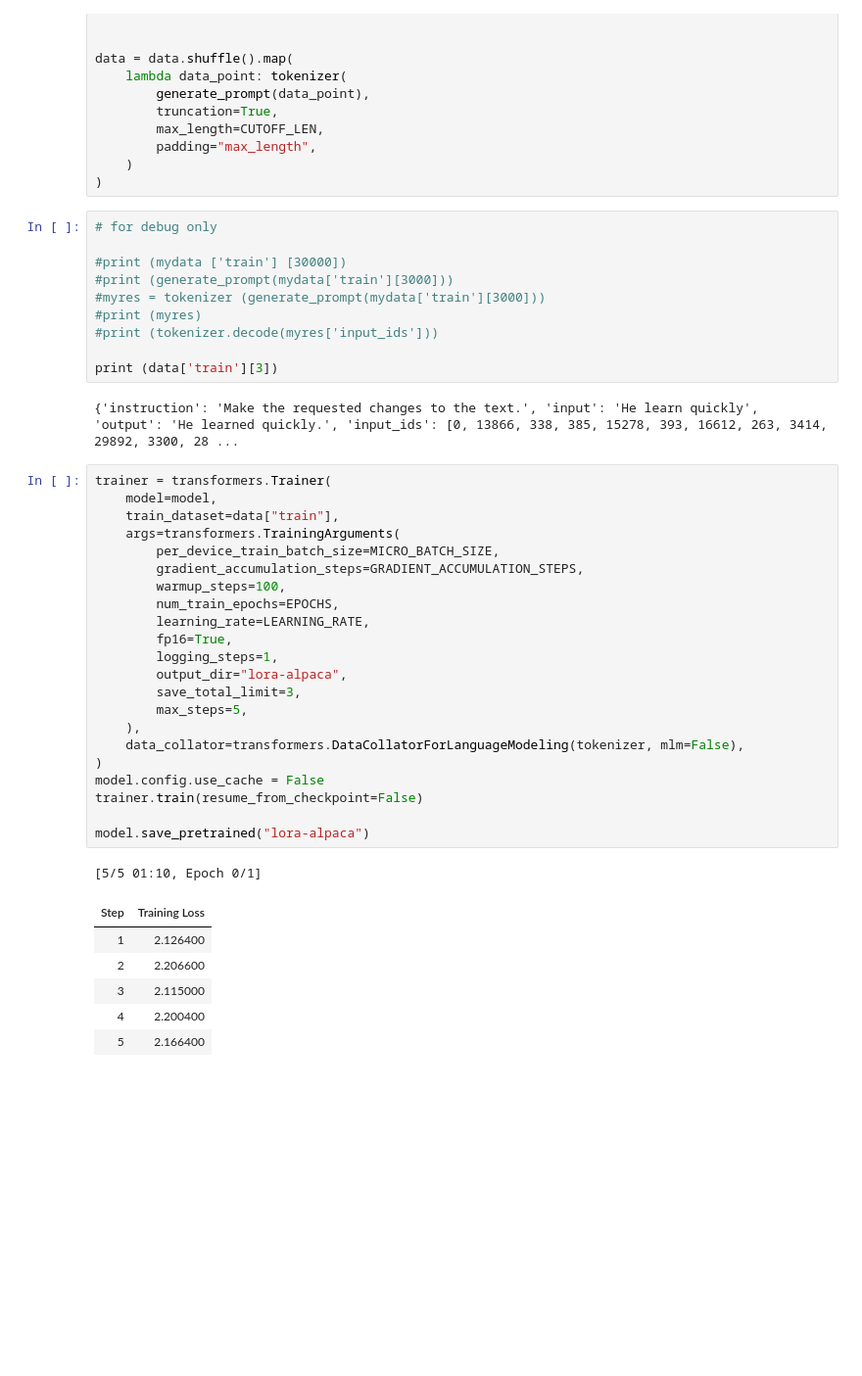
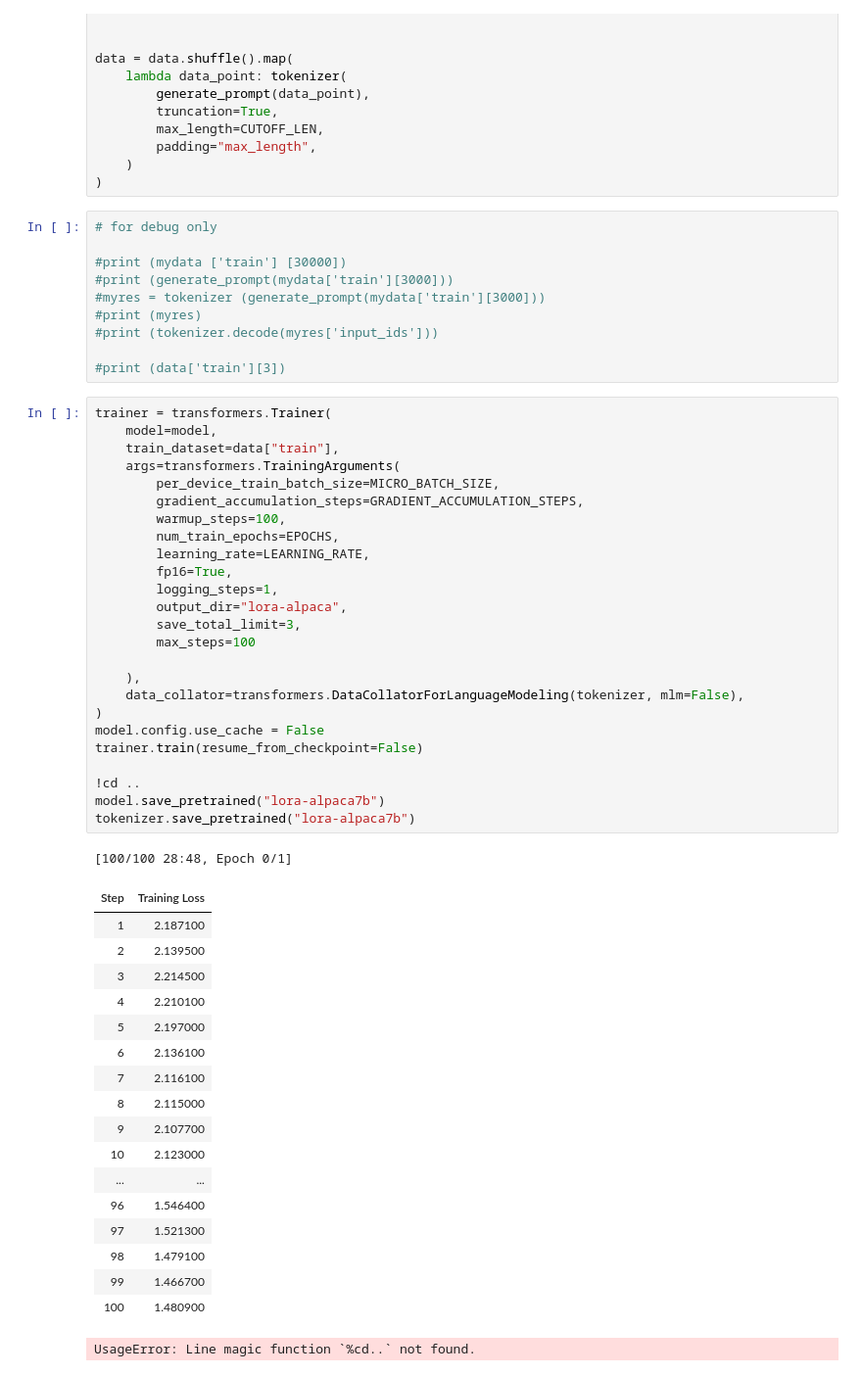
Before and after one commit to Fischis/train, a Jupyter notebook: llama_alpaca_lora.ipynb, the cells around one changed output. Shown at 98% size. Saved outputs shown, nothing was run; the diff lists cells and outputs as text; blank space fills up the shorter version.

```diff
--- a/llama_alpaca_lora.ipynb
+++ b/llama_alpaca_lora.ipynb
@@ -165,36 +152,49 @@ data = data.shuffle().map(
 #print (myres)
 #print (tokenizer.decode(myres['input_ids']))
 
-print (data['train'][3])
+#print (data['train'][3])
-# %% [output]
-{'instruction': 'Make the requested changes to the text.', 'input': 'He learn quickly', 'output': 'He learned quickly.', 'input_ids': [0, 13866, 338, 385, 15278, 393, 16612, 263, 3414, 29892, 3300, 28 ...
 # %%
 trainer = transformers.Trainer(
     model=model,
     train_dataset=data["train"],
     args=transformers.TrainingArguments(
         per_device_train_batch_size=MICRO_BATCH_SIZE,
         gradient_accumulation_steps=GRADIENT_ACCUMULATION_STEPS,
         warmup_steps=100,
         num_train_epochs=EPOCHS,
         learning_rate=LEARNING_RATE,
         fp16=True,
         logging_steps=1,
         output_dir="lora-alpaca",
         save_total_limit=3,
-        max_steps=5,
+        max_steps=100
+
     ),
     data_collator=transformers.DataCollatorForLanguageModeling(tokenizer, mlm=False),
 )
 model.config.use_cache = False
 trainer.train(resume_from_checkpoint=False)
 
-model.save_pretrained("lora-alpaca")
+!cd ..
+model.save_pretrained("lora-alpaca7b")
+tokenizer.save_pretrained("lora-alpaca7b")
 # %% [output]
-[5/5 01:10, Epoch 0/1]
+[100/100 28:48, Epoch 0/1]
 | Step | Training Loss |
-| 1 | 2.126400 |
-| 2 | 2.206600 |
-| 3 | 2.115000 |
-| 4 | 2.200400 |
-| 5 | 2.166400 |
+| 1 | 2.187100 |
+| 2 | 2.139500 |
+| 3 | 2.214500 |
+| 4 | 2.210100 |
+| 5 | 2.197000 |
+| 6 | 2.136100 |
+| 7 | 2.116100 |
+| 8 | 2.115000 |
+| 9 | 2.107700 |
+| 10 | 2.123000 |
+| ... | ... |
+| 96 | 1.546400 |
+| 97 | 1.521300 |
+| 98 | 1.479100 |
+| 99 | 1.466700 |
+| 100 | 1.480900 |
+UsageError: Line magic function `%cd..` not found.
```
Also changed, not shown: parts of 9 cells of this notebook.
